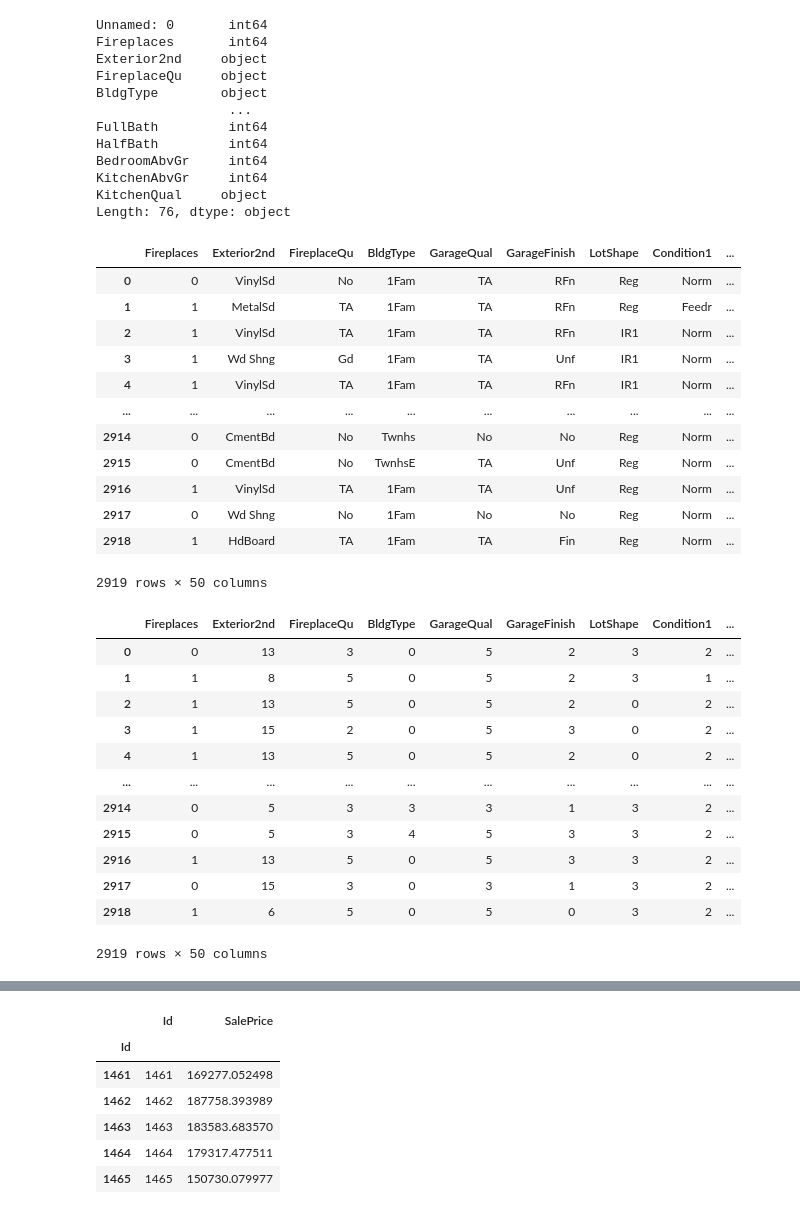
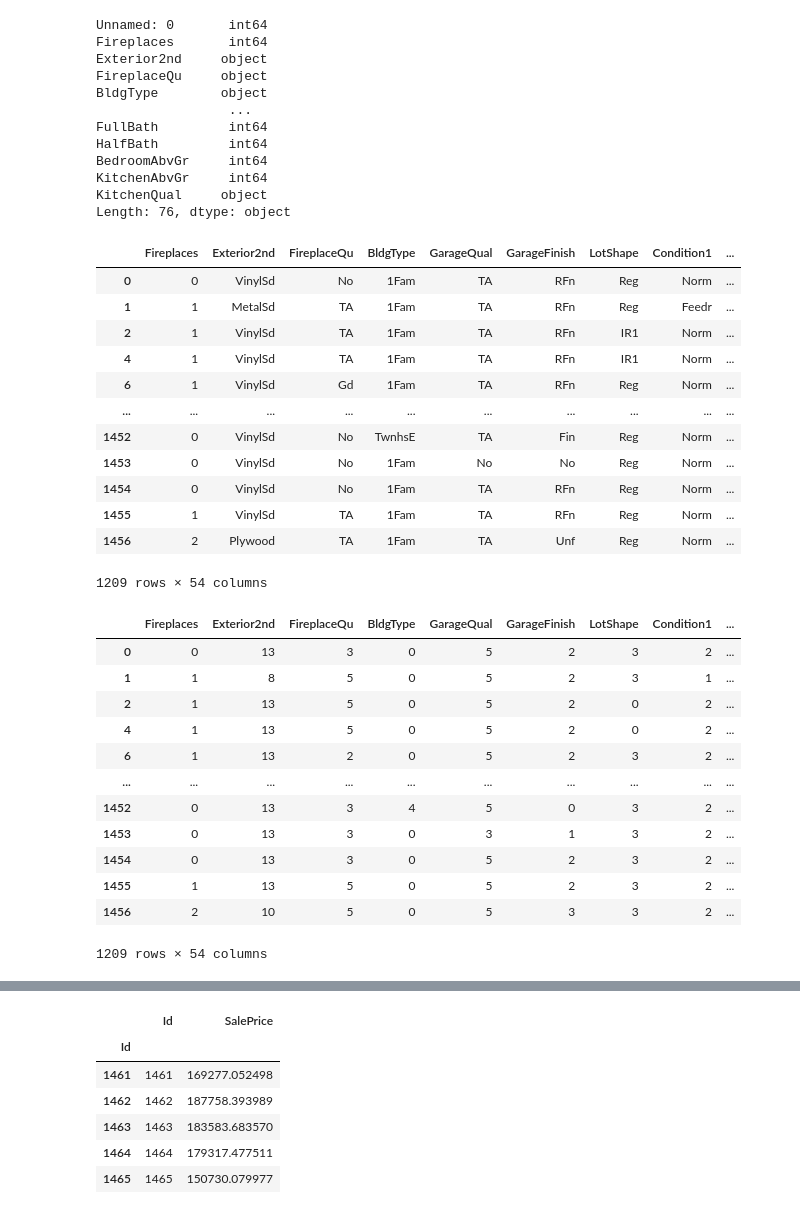
Before and after one commit to Alex-Dolgikh/house_prices_project, a Jupyter notebook: house_prices_old.ipynb, the cells around one changed output, grey strips where cells are left out. Saved outputs shown, nothing was run; the diff lists cells and outputs as text; code cells hidden in the pictures.

```diff
--- a/house_prices_old.ipynb
+++ b/house_prices_old.ipynb
@@ -496,39 +498,39 @@ KitchenAbvGr     int64
 KitchenQual     object
 Length: 76, dtype: object
 # %%
-cat_mask = (joined_all.nunique() < 10) | (joined_all.dtypes == object)
-joined_all.loc[:,cat_mask]
+cat_mask = (cleaned_train.nunique() < 10) | (cleaned_train.dtypes == object)
+cleaned_train.loc[:,cat_mask]
 # %% [output]
 |  | Fireplaces | Exterior2nd | FireplaceQu | BldgType | GarageQual | GarageFinish | LotShape | Condition1 | ... |
 | 0 | 0 | VinylSd | No | 1Fam | TA | RFn | Reg | Norm | ... |
 | 1 | 1 | MetalSd | TA | 1Fam | TA | RFn | Reg | Feedr | ... |
 | 2 | 1 | VinylSd | TA | 1Fam | TA | RFn | IR1 | Norm | ... |
-| 3 | 1 | Wd Shng | Gd | 1Fam | TA | Unf | IR1 | Norm | ... |
 | 4 | 1 | VinylSd | TA | 1Fam | TA | RFn | IR1 | Norm | ... |
+| 6 | 1 | VinylSd | Gd | 1Fam | TA | RFn | Reg | Norm | ... |
 | ... | ... | ... | ... | ... | ... | ... | ... | ... | ... |
-| 2914 | 0 | CmentBd | No | Twnhs | No | No | Reg | Norm | ... |
-| 2915 | 0 | CmentBd | No | TwnhsE | TA | Unf | Reg | Norm | ... |
-| 2916 | 1 | VinylSd | TA | 1Fam | TA | Unf | Reg | Norm | ... |
-| 2917 | 0 | Wd Shng | No | 1Fam | No | No | Reg | Norm | ... |
-| 2918 | 1 | HdBoard | TA | 1Fam | TA | Fin | Reg | Norm | ... |
+| 1452 | 0 | VinylSd | No | TwnhsE | TA | Fin | Reg | Norm | ... |
+| 1453 | 0 | VinylSd | No | 1Fam | No | No | Reg | Norm | ... |
+| 1454 | 0 | VinylSd | No | 1Fam | TA | RFn | Reg | Norm | ... |
+| 1455 | 1 | VinylSd | TA | 1Fam | TA | RFn | Reg | Norm | ... |
+| 1456 | 2 | Plywood | TA | 1Fam | TA | Unf | Reg | Norm | ... |
-2919 rows × 50 columns
+1209 rows × 54 columns
 # %%
 le = LabelEncoder()
 
-for col in joined_all.loc[:,cat_mask].columns:
-    joined_all[col] = le.fit_transform(joined_all[col])
-joined_all.loc[:,cat_mask]
+for col in cleaned_train.loc[:,cat_mask].columns:
+    cleaned_train[col] = le.fit_transform(cleaned_train[col])
+cleaned_train.loc[:,cat_mask]
 # %% [output]
 |  | Fireplaces | Exterior2nd | FireplaceQu | BldgType | GarageQual | GarageFinish | LotShape | Condition1 | ... |
 | 0 | 0 | 13 | 3 | 0 | 5 | 2 | 3 | 2 | ... |
 | 1 | 1 | 8 | 5 | 0 | 5 | 2 | 3 | 1 | ... |
 | 2 | 1 | 13 | 5 | 0 | 5 | 2 | 0 | 2 | ... |
-| 3 | 1 | 15 | 2 | 0 | 5 | 3 | 0 | 2 | ... |
 | 4 | 1 | 13 | 5 | 0 | 5 | 2 | 0 | 2 | ... |
+| 6 | 1 | 13 | 2 | 0 | 5 | 2 | 3 | 2 | ... |
 | ... | ... | ... | ... | ... | ... | ... | ... | ... | ... |
-| 2914 | 0 | 5 | 3 | 3 | 3 | 1 | 3 | 2 | ... |
-| 2915 | 0 | 5 | 3 | 4 | 5 | 3 | 3 | 2 | ... |
-| 2916 | 1 | 13 | 5 | 0 | 5 | 3 | 3 | 2 | ... |
-| 2917 | 0 | 15 | 3 | 0 | 3 | 1 | 3 | 2 | ... |
-| 2918 | 1 | 6 | 5 | 0 | 5 | 0 | 3 | 2 | ... |
+| 1452 | 0 | 13 | 3 | 4 | 5 | 0 | 3 | 2 | ... |
+| 1453 | 0 | 13 | 3 | 0 | 3 | 1 | 3 | 2 | ... |
+| 1454 | 0 | 13 | 3 | 0 | 5 | 2 | 3 | 2 | ... |
+| 1455 | 1 | 13 | 5 | 0 | 5 | 2 | 3 | 2 | ... |
+| 1456 | 2 | 10 | 5 | 0 | 5 | 3 | 3 | 2 | ... |
-2919 rows × 50 columns
+1209 rows × 54 columns
```
Also changed, not shown: parts of 10 cells of this notebook, 5 other files.
